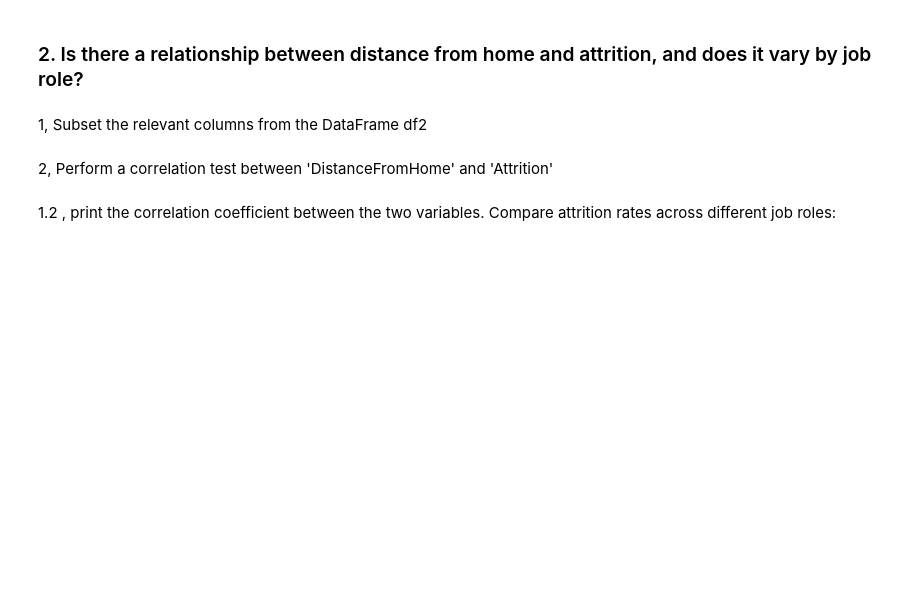
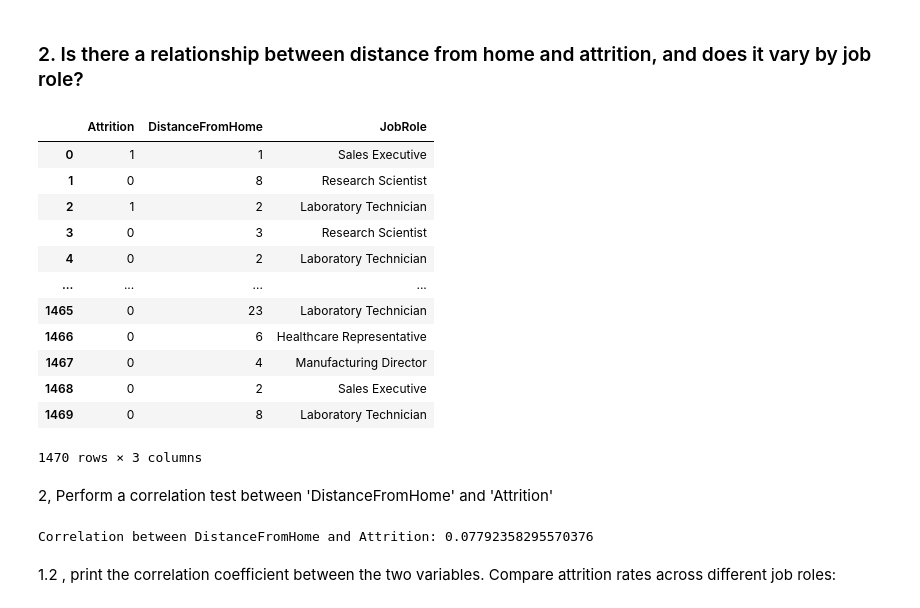
Before and after one commit to KursaDSc/IBM-HR-Analytics-Employee-Attrition, a Jupyter notebook: Updated_main.ipynb, the cells around one changed output. Drawn from its saved outputs; the diff is of its cells as text; code cells hidden in the pictures; blank space fills up the shorter version.

```diff
--- a/Updated_main.ipynb
+++ b/Updated_main.ipynb
@@ -266,10 +266,33 @@ Left the Company: 237
 'In the company, there are 1470 employees. 237 employees who compose 16% of the \ntotal number of employee left the company for some reasons. Besides that, 1233 employee \nis currently continuing to w ...
 # %% [markdown]
 ### 2. Is there a relationship between distance from home and attrition, and does it vary by job role?
-# %% [markdown]
-1, Subset the relevant columns from the DataFrame df2
+# %%
+"""This line creates a new DataFrame called subset_df by selecting specific columns from the original DataFrame df2.
+The columns included are 'Attrition', 'DistanceFromHome', and 'JobRole'. """
+
+subset_df = df2[['Attrition', 'DistanceFromHome', 'JobRole']]
+subset_df
+# %% [output]
+|  | Attrition | DistanceFromHome | JobRole |
+| 0 | 1 | 1 | Sales Executive |
+| 1 | 0 | 8 | Research Scientist |
+| 2 | 1 | 2 | Laboratory Technician |
+| 3 | 0 | 3 | Research Scientist |
+| 4 | 0 | 2 | Laboratory Technician |
+| ... | ... | ... | ... |
+| 1465 | 0 | 23 | Laboratory Technician |
+| 1466 | 0 | 6 | Healthcare Representative |
+| 1467 | 0 | 4 | Manufacturing Director |
+| 1468 | 0 | 2 | Sales Executive |
+| 1469 | 0 | 8 | Laboratory Technician |
+1470 rows × 3 columns
 # %% [markdown]
 2, Perform a correlation test between 'DistanceFromHome' and 'Attrition'
+# %%
+correlation = subset_df['DistanceFromHome'].corr(subset_df['Attrition'])
+print("Correlation between DistanceFromHome and Attrition:", correlation)
+# %% [output]
+Correlation between DistanceFromHome and Attrition: 0.07792358295570376
 # %% [markdown]
 1.2 , print the correlation coefficient between the two variables.
     Compare attrition rates across different job roles:
```
Also changed, not shown: parts of 4 cells of this notebook.
